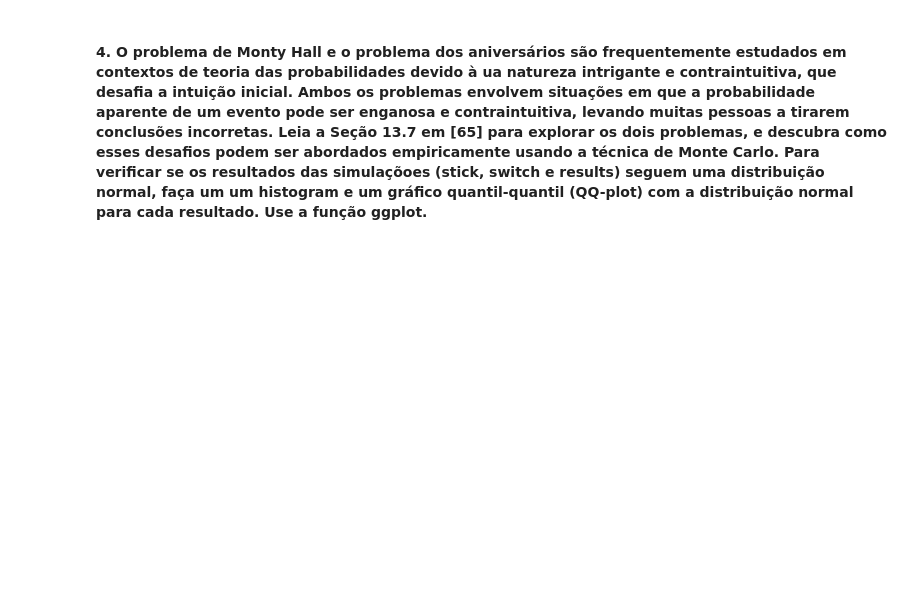
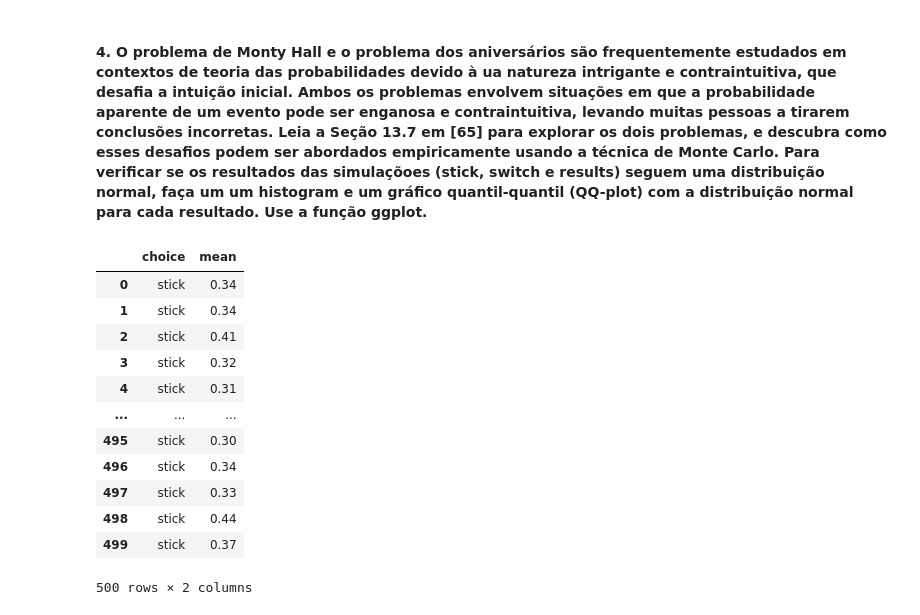
Before and after one commit to prof-LuizAlbano/feec-analise-dados-visual, a Jupyter notebook: Aulas/10-2024-05-10/RA272746_participacao6.ipynb, the cells around one changed output. Drawn from its saved outputs; the diff is of its cells as text; code cells hidden in the pictures; blank space fills up the shorter version.

```diff
--- a/Aulas/10-2024-05-10/RA272746_participacao6.ipynb
+++ b/Aulas/10-2024-05-10/RA272746_participacao6.ipynb
@@ -136,0 +154,24 @@ df_coins
+# %%
+def simulate_results(n, choice):
+    out = []
+    for i in range(n):
+        stick_results = [monty_hall(choice) for _ in range(sample_size)]
+        out.append( {"choice": choice, "mean": sum(stick_results) / sample_size } )
+    return pd.DataFrame(out)
+
+stick = simulate_results(500, "stick")
+stick
+# %% [output]
+|  | choice | mean |
+| 0 | stick | 0.34 |
+| 1 | stick | 0.34 |
+| 2 | stick | 0.41 |
+| 3 | stick | 0.32 |
+| 4 | stick | 0.31 |
+| ... | ... | ... |
+| 495 | stick | 0.30 |
+| 496 | stick | 0.34 |
+| 497 | stick | 0.33 |
+| 498 | stick | 0.44 |
+| 499 | stick | 0.37 |
+500 rows × 2 columns
```
Also changed, not shown: parts of 6 cells of this notebook, 1 other file.
